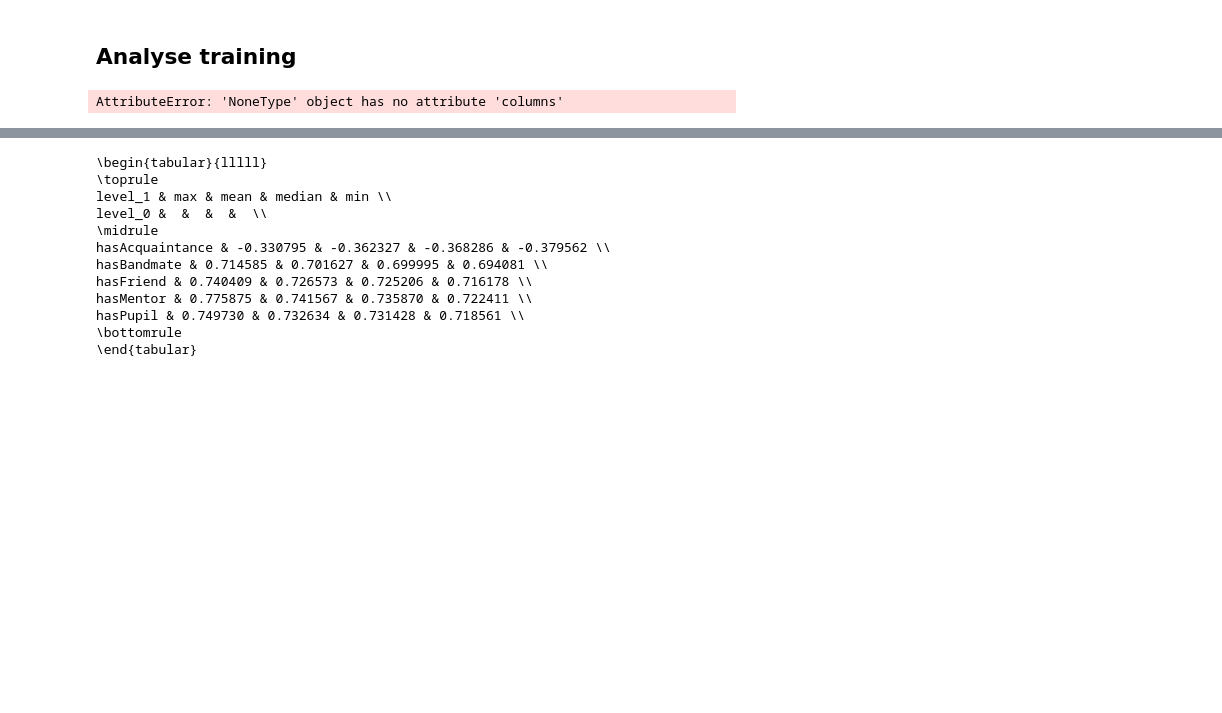
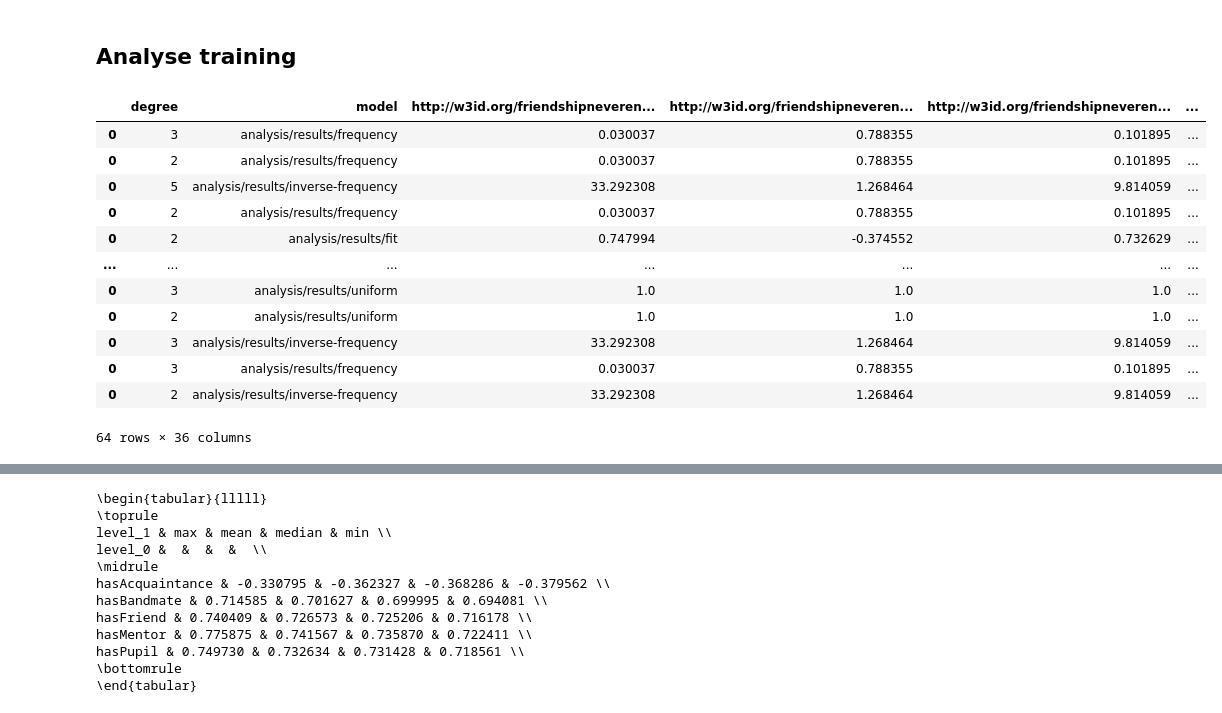
Before and after one commit to andreasalvucci/influence_prediction_experiments, a Jupyter notebook: analyse_experiments.ipynb, the cells around one changed output, grey strips where cells are left out. Cells and saved outputs as stored; diff of their text form; code cells hidden in the pictures; blank space fills up the shorter version.

```diff
--- a/analyse_experiments.ipynb
+++ b/analyse_experiments.ipynb
@@ -11,7 +11,7 @@ import numpy as np
 # %% [markdown]
 ## Analyse training
 # %%
-files = glob("./*.json")
+files = glob("analysis/results/*.json")
 df = None
 
 for f in files:
@@ -19,6 +19,7 @@ for f in files:
   series = pd.Series()
 
   model, degree, _, _ = f.split(".")
+  degree = ''.join([char for char in degree if char.isdigit()])
   series["degree"] = int(degree) + 1
   series["model"] = model
 
@@ -30,6 +31,7 @@ for f in files:
 
   for rel, val in f_data["relationship_weights"].items():
     series[rel] = val
+
 
   metrics = {k: [m[k] for m in f_data["metrics"]] for k in f_data["metrics"][0].keys()}
   #series["metrics"] = metrics
@@ -44,6 +46,4 @@ for f in files:
     df = pd.concat([df, series])
 
 df.columns = [c.replace("@None", "") for c in df.columns]
-# %% [output]
-AttributeError: 'NoneType' object has no attribute 'columns'
 # %%
@@ -52,3 +52,19 @@ df_model = ['experiments/training/dnn', 'experiments/training/fit', 'experiments
+# %%
+df
+# %% [output]
+|  | degree | model | http://w3id.org/friendshipneveren... | http://w3id.org/friendshipneveren... | http://w3id.org/friendshipneveren... | ... |
+| 0 | 3 | analysis/results/frequency | 0.030037 | 0.788355 | 0.101895 | ... |
+| 0 | 2 | analysis/results/frequency | 0.030037 | 0.788355 | 0.101895 | ... |
+| 0 | 5 | analysis/results/inverse-frequency | 33.292308 | 1.268464 | 9.814059 | ... |
+| 0 | 2 | analysis/results/frequency | 0.030037 | 0.788355 | 0.101895 | ... |
+| 0 | 2 | analysis/results/fit | 0.747994 | -0.374552 | 0.732629 | ... |
+| ... | ... | ... | ... | ... | ... | ... |
+| 0 | 3 | analysis/results/uniform | 1.0 | 1.0 | 1.0 | ... |
+| 0 | 2 | analysis/results/uniform | 1.0 | 1.0 | 1.0 | ... |
+| 0 | 3 | analysis/results/inverse-frequency | 33.292308 | 1.268464 | 9.814059 | ... |
+| 0 | 3 | analysis/results/frequency | 0.030037 | 0.788355 | 0.101895 | ... |
+| 0 | 2 | analysis/results/inverse-frequency | 33.292308 | 1.268464 | 9.814059 | ... |
+64 rows × 36 columns
 # %%
 fig, ax = plt.subplots(1, 3, figsize=(15, 5))
 cmap = mpl.colormaps["Pastel2"]
```
Also changed, not shown: parts of 7 cells of this notebook, 2 other files.
